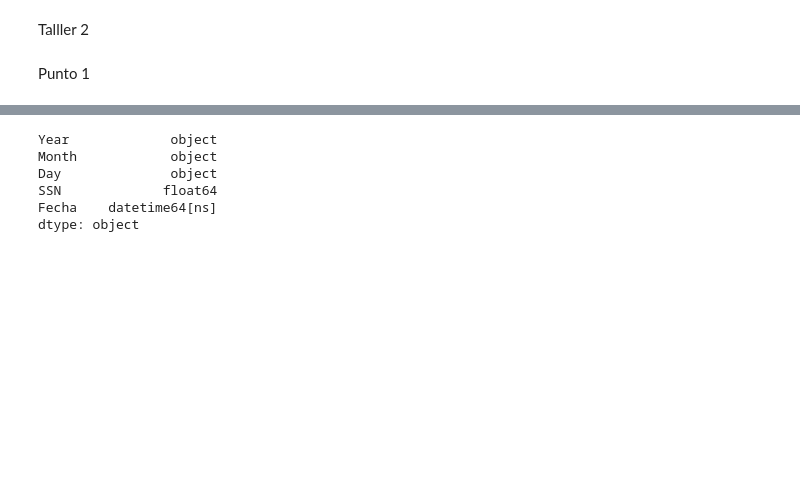
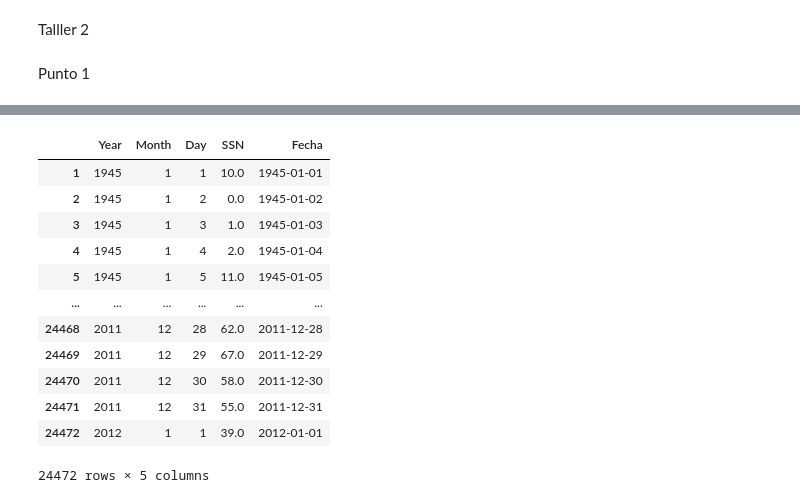
Before and after one commit to Metodos-Computacionales-II/Talleres, a Jupyter notebook: Taller 2/Taller_2.ipynb, the cells around one changed output, grey strips where cells are left out. Cells and saved outputs as stored; diff of their text form; code cells hidden in the pictures; blank space fills up the shorter version.

```diff
--- a/Taller 2/Taller_2.ipynb
+++ b/Taller 2/Taller_2.ipynb
@@ -9,13 +11,21 @@ Punto 1
 # %%
 datos=pd.read_fwf('Datos_punto1.txt',names=['Year','Month','Day','SSN']).drop(0)
 datos['Fecha']=pd.to_datetime(datos[['Year', 'Month', 'Day']])
-datos.dtypes
+datos=datos[datos['Fecha']<='2012-01-01']
+datos
 # %% [output]
+|  | Year | Month | Day | SSN | Fecha |
+| 1 | 1945 | 1 | 1 | 10.0 | 1945-01-01 |
+| 2 | 1945 | 1 | 2 | 0.0 | 1945-01-02 |
+| 3 | 1945 | 1 | 3 | 1.0 | 1945-01-03 |
+| 4 | 1945 | 1 | 4 | 2.0 | 1945-01-04 |
+| 5 | 1945 | 1 | 5 | 11.0 | 1945-01-05 |
+| ... | ... | ... | ... | ... | ... |
+| 24468 | 2011 | 12 | 28 | 62.0 | 2011-12-28 |
+| 24469 | 2011 | 12 | 29 | 67.0 | 2011-12-29 |
+| 24470 | 2011 | 12 | 30 | 58.0 | 2011-12-30 |
+| 24471 | 2011 | 12 | 31 | 55.0 | 2011-12-31 |
+| 24472 | 2012 | 1 | 1 | 39.0 | 2012-01-01 |
-Year             object
-Month            object
-Day              object
-SSN             float64
-Fecha    datetime64[ns]
-dtype: object
+24472 rows × 5 columns
 # %% [markdown]
 1.1 Período del ciclo solar
```
Also changed, not shown: parts of 4 cells of this notebook, 3 other files.
